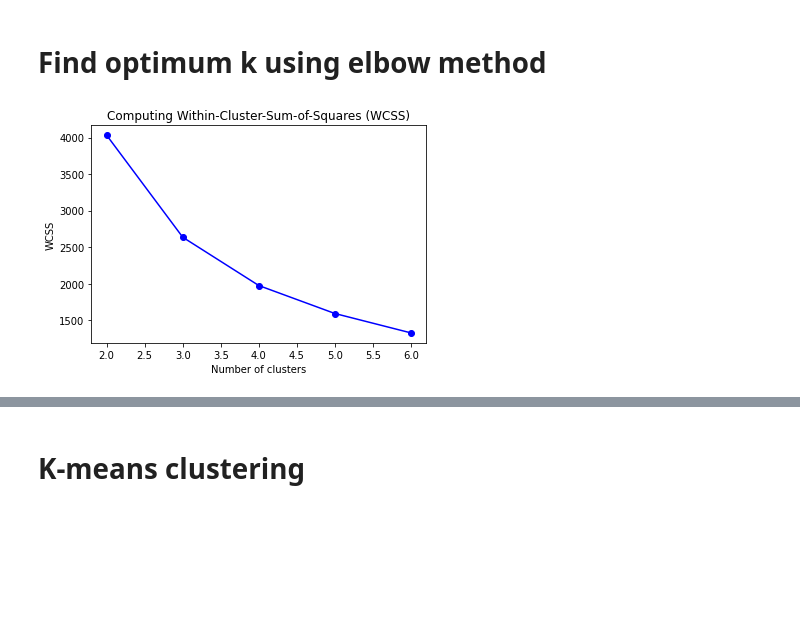
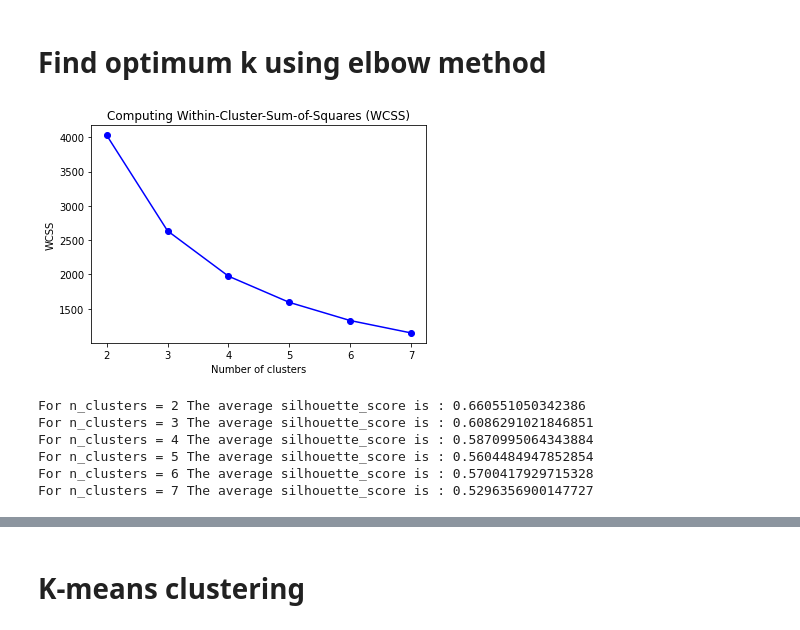
Before and after one commit to ekaratnida/Automated_Tools-, a Jupyter notebook: Mini-bads3/Module3_5.ipynb, the cells around one changed output, grey strips where cells are left out. Saved outputs shown, nothing was run; the diff lists cells and outputs as text; code cells hidden in the pictures; blank space fills up the shorter version.

```diff
--- a/Mini-bads3/Module3_5.ipynb
+++ b/Mini-bads3/Module3_5.ipynb
@@ -65,5 +70,9 @@ fig.show()
 # %%
 from sklearn.preprocessing import StandardScaler #https://scikit-learn.org/stable/modules/generated/sklearn.preprocessing.StandardScaler.html
 
-df_std = pd.DataFrame(StandardScaler().fit_transform(df[df.columns[1:]]))
+x = df[df.columns[1:]]
+print("x = ",x)
+m = StandardScaler().fit_transform(x)
+print("m = ",m)
+df_std = pd.DataFrame(m)
 df_std.head(5)
@@ -79,20 +87,38 @@ df_std.head(5)
 # %%
 from sklearn.cluster import KMeans
 # Use the Elbow method to find a good number of clusters using Within-Cluster-Sum-of-Squares (WCSS)
 wcss = []
-N = range(2, 7)
+N = range(2, 8)
 for i in N:
     model = KMeans(n_clusters=i)
     model.fit_predict(df_std)
     wcss.append(model.inertia_)
 
 plt.plot(N, wcss, 'bo-')
 plt.title("Computing Within-Cluster-Sum-of-Squares (WCSS)")
 plt.xlabel("Number of clusters")
 plt.ylabel("WCSS")
 plt.show()
 # %% [output]
-[figure, old version]
+[figure, new version]
+# %%
+from sklearn.metrics import silhouette_samples, silhouette_score
+
+for n_clusters in N:
+
+    clusterer = KMeans(n_clusters=n_clusters, random_state=10)
+    cluster_labels = clusterer.fit_predict(df_std)
+    silhouette_avg = silhouette_score(df_std, cluster_labels)
+
+    print("For n_clusters =", n_clusters,
+          "The average silhouette_score is :", silhouette_avg)
+# %% [output]
+For n_clusters = 2 The average silhouette_score is : 0.660551050342386
+For n_clusters = 3 The average silhouette_score is : 0.6086291021846851
+For n_clusters = 4 The average silhouette_score is : 0.5870995064343884
+For n_clusters = 5 The average silhouette_score is : 0.5604484947852854
+For n_clusters = 6 The average silhouette_score is : 0.5700417929715328
+For n_clusters = 7 The average silhouette_score is : 0.5296356900147727
 # %%
 from sklearn.metrics import silhouette_samples, silhouette_score
 import matplotlib.cm as cm
```
Also changed, not shown: parts of 10 cells of this notebook.
